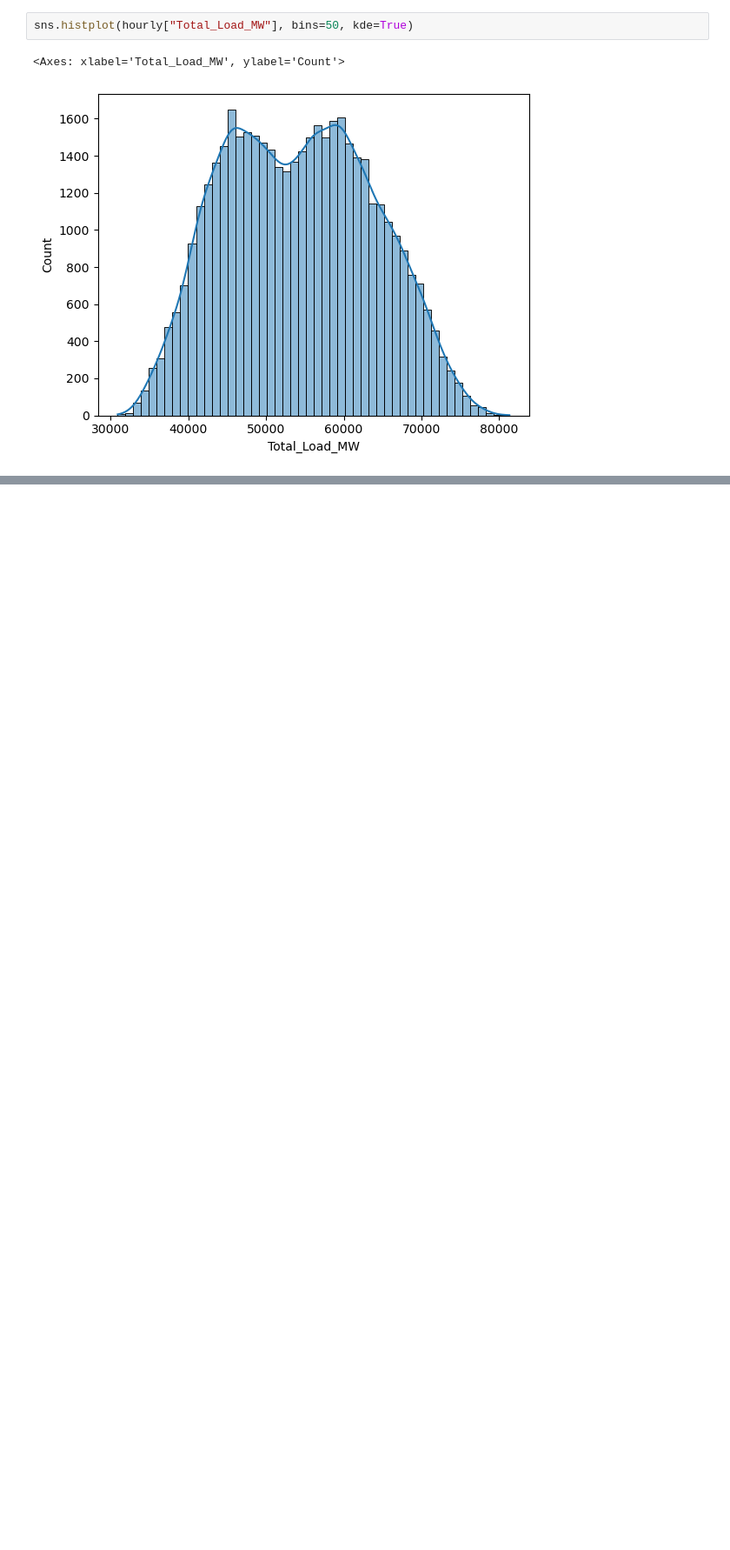
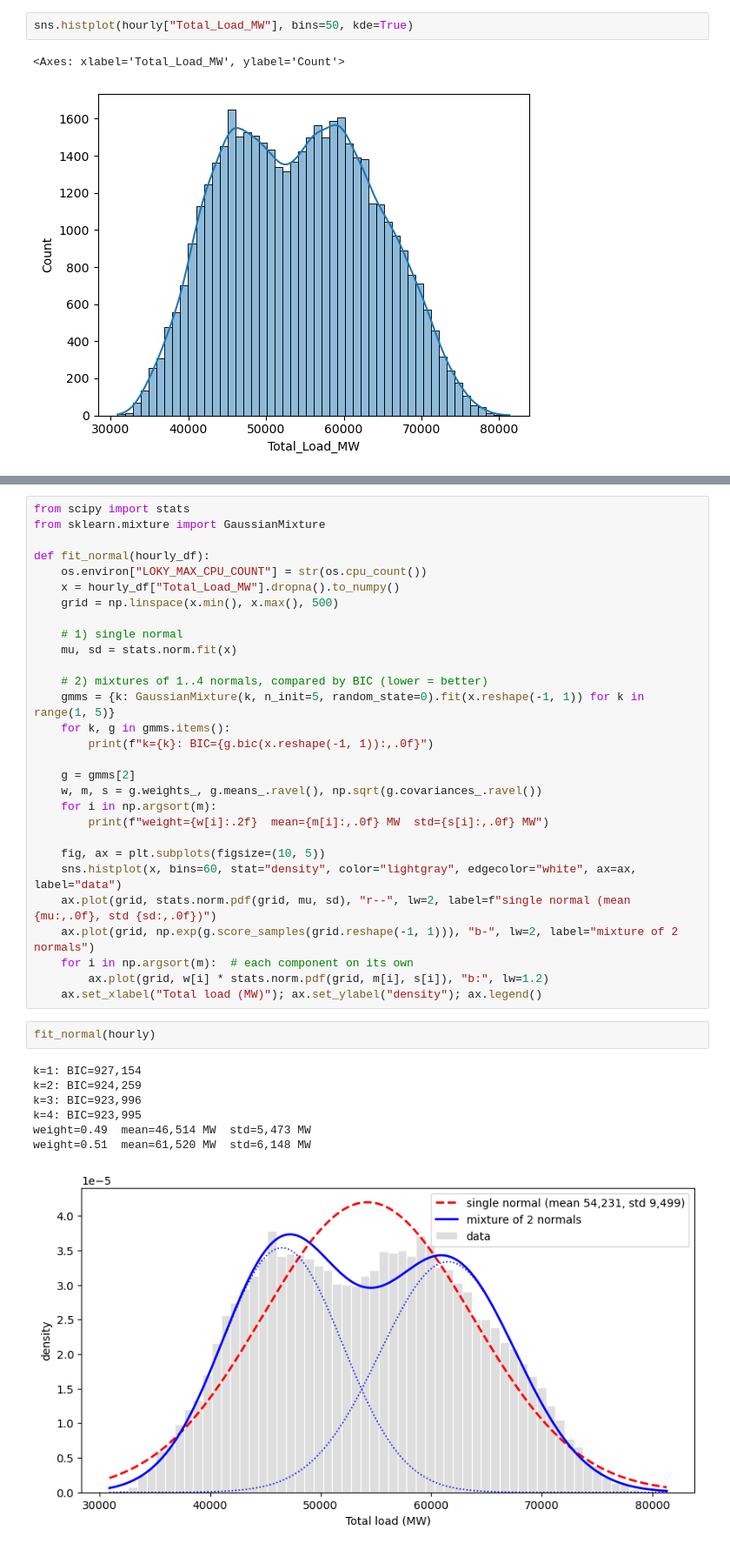
Before and after one commit to Dextar713/ML_Smart_Grid, a Jupyter notebook: processing/inspect_clean.ipynb, the cells around one changed output, grey strips where cells are left out. Shown at 87% size. Saved outputs shown, nothing was run; the diff lists cells and outputs as text; blank space fills up the shorter version.

```diff
--- a/processing/inspect_clean.ipynb
+++ b/processing/inspect_clean.ipynb
@@ -76,0 +121,39 @@ sns.histplot(hourly["Total_Load_MW"], bins=50, kde=True)
+# %%
+from scipy import stats
+from sklearn.mixture import GaussianMixture
+
+def fit_normal(hourly_df):
+    os.environ["LOKY_MAX_CPU_COUNT"] = str(os.cpu_count())
+    x = hourly_df["Total_Load_MW"].dropna().to_numpy()
+    grid = np.linspace(x.min(), x.max(), 500)
+
+    # 1) single normal
+    mu, sd = stats.norm.fit(x)
+
+    # 2) mixtures of 1..4 normals, compared by BIC (lower = better)
+    gmms = {k: GaussianMixture(k, n_init=5, random_state=0).fit(x.reshape(-1, 1)) for k in range(1, 5)}
+    for k, g in gmms.items():
+        print(f"k={k}: BIC={g.bic(x.reshape(-1, 1)):,.0f}")
+
+    g = gmms[2]
+    w, m, s = g.weights_, g.means_.ravel(), np.sqrt(g.covariances_.ravel())
+    for i in np.argsort(m):
+        print(f"weight={w[i]:.2f}  mean={m[i]:,.0f} MW  std={s[i]:,.0f} MW")
+
+    fig, ax = plt.subplots(figsize=(10, 5))
+    sns.histplot(x, bins=60, stat="density", color="lightgray", edgecolor="white", ax=ax, label="data")
+    ax.plot(grid, stats.norm.pdf(grid, mu, sd), "r--", lw=2, label=f"single normal (mean {mu:,.0f}, std {sd:,.0f})")
+    ax.plot(grid, np.exp(g.score_samples(grid.reshape(-1, 1))), "b-", lw=2, label="mixture of 2 normals")
+    for i in np.argsort(m):  # each component on its own
+        ax.plot(grid, w[i] * stats.norm.pdf(grid, m[i], s[i]), "b:", lw=1.2)
+    ax.set_xlabel("Total load (MW)"); ax.set_ylabel("density"); ax.legend()
+# %%
+fit_normal(hourly)
+# %% [output]
+k=1: BIC=927,154
+k=2: BIC=924,259
+k=3: BIC=923,996
+k=4: BIC=923,995
+weight=0.49  mean=46,514 MW  std=5,473 MW
+weight=0.51  mean=61,520 MW  std=6,148 MW
+[figure, added]
```
Also changed, not shown: parts of 22 cells of this notebook, 2 other files.
